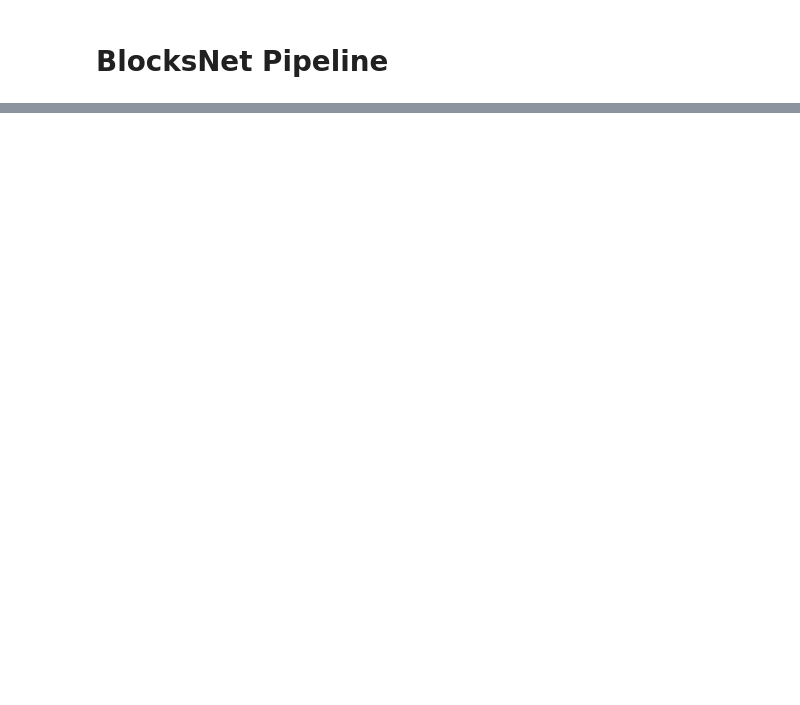
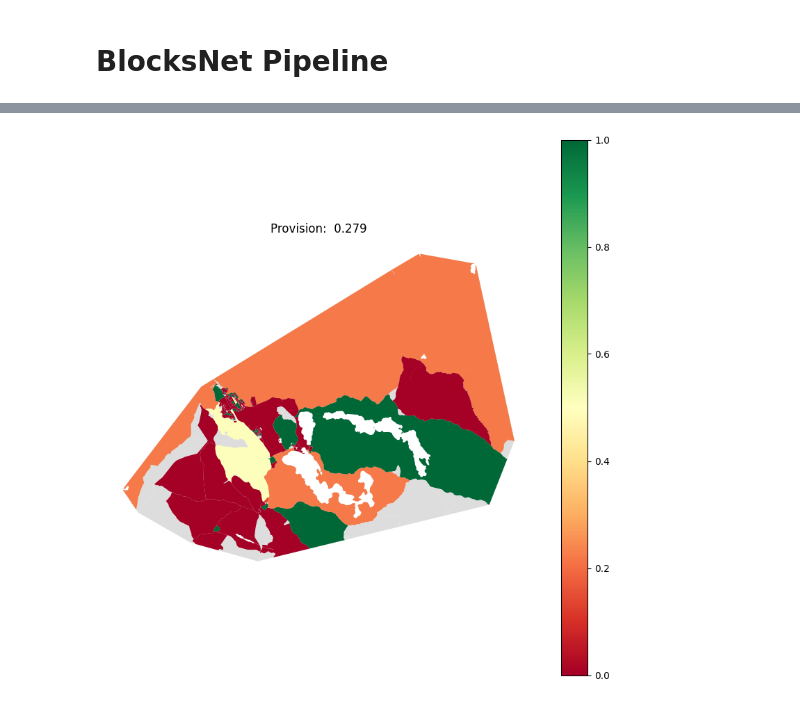
Before and after one commit to RuslanKozlyak/territorry_provision_api, a Jupyter notebook: test.ipynb, the cells around one changed output, grey strips where cells are left out. Saved outputs shown, nothing was run; the diff lists cells and outputs as text; code cells hidden in the pictures; blank space fills up the shorter version.

```diff
--- a/test.ipynb
+++ b/test.ipynb
@@ -545,0 +262,15 @@ prov.plot(prov_res)
+# %%
+def roads_to_graph(roads):
+    graph = momepy.gdf_to_nx(roads)
+    graph.graph['crs'] = local_crs
+    graph = nx.DiGraph(graph)
+    for e1,e2,data in graph.edges(data=True):
+
+        data['time_min'] = data['mm_len']/1000 / 1000
+        data['weight'] = data['mm_len']/1000 / 1000
+        data['length_meter'] = data['mm_len']/1000
+    for node,data in graph.nodes(data=True):
+        graph.nodes[node]['x'] = node[0]  # Assign X coordinate to node
+        graph.nodes[node]['y'] = node[1]
+
+    return graph
@@ -545,0 +330,6 @@ prov.plot(prov_res)
+# %%
+scenarios = _get_scenarios_by_project_id(74, token)
+# %%
+based_scenario = list(filter(lambda x: x['is_based'], scenarios))[0]['scenario_id']
+other_scenarios = list(filter(lambda x: not x['is_based'], scenarios))
+other_scenarios = [x['scenario_id'] for x in other_scenarios]
@@ -545,0 +352,2 @@ prov.plot(prov_res)
+# %%
+city_before = _fetch_city_model(1, based_scenario, 1)
@@ -545,0 +357,7 @@ prov.plot(prov_res)
+# %%
+from blocksnet import Provision, ProvisionMethod
+
+prov = Provision(city_model=city_before)
+prov_before = prov.calculate('Супермаркет')
+prov.plot(prov_before)
+# %% [output]
@@ -545,0 +368 @@ prov.plot(prov_res)
+[figure, added]
```
Also changed, not shown: parts of 65 cells of this notebook.
